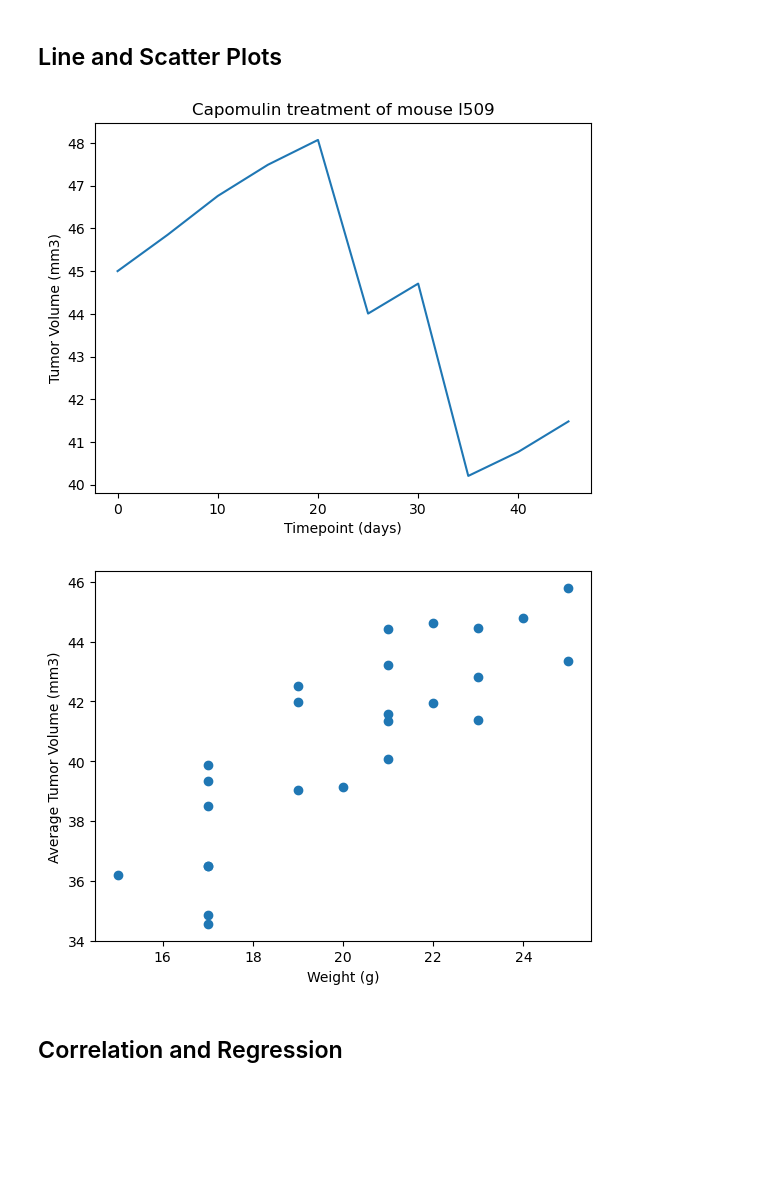
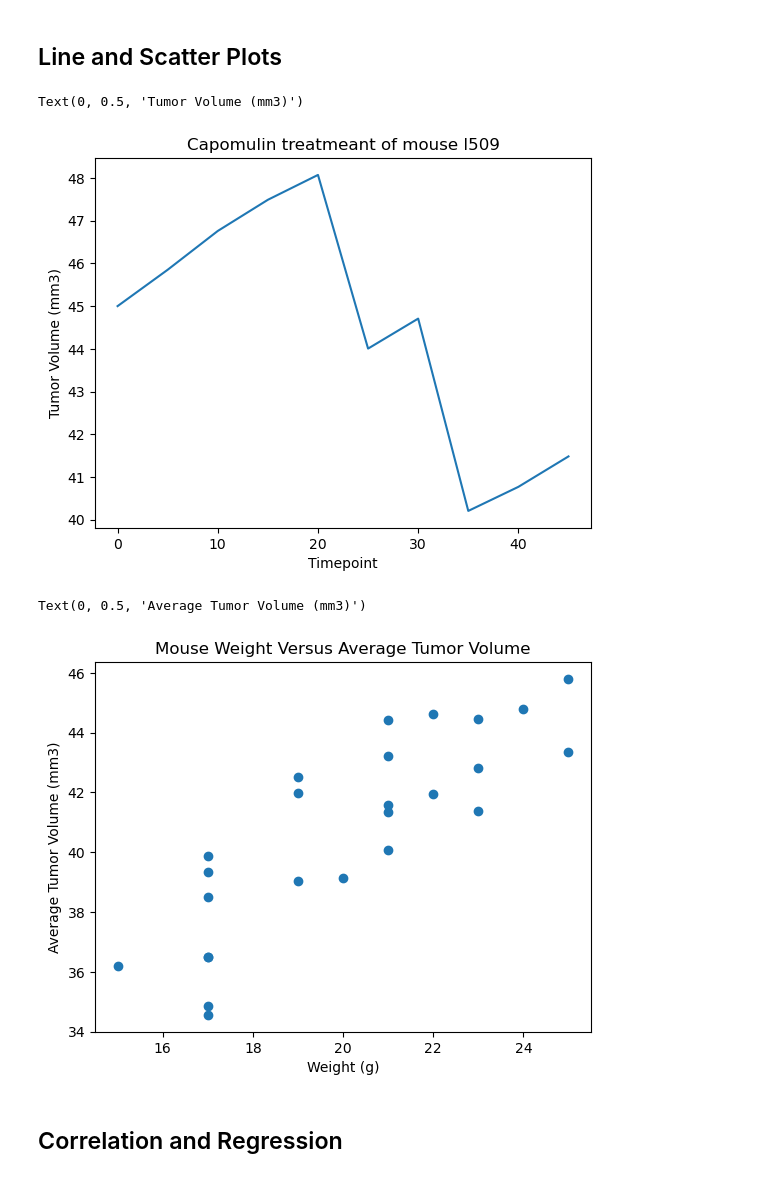
Before and after one commit to jakekova/matplotlib-challenge, a Jupyter notebook: Pymaceuticals/pymaceuticals.ipynb, the cells around one changed output. Cells and saved outputs as stored; diff of their text form; code cells hidden in the pictures; blank space fills up the shorter version.

Commit message:
final commit, includes scatter line regression and analysis

```diff
--- a/Pymaceuticals/pymaceuticals.ipynb
+++ b/Pymaceuticals/pymaceuticals.ipynb
@@ -230,11 +232,31 @@ Text(0.5, 1.0, 'Final Tumor Volume (mm3) by Treatment')
 ## Line and Scatter Plots
 # %%
 # Generate a line plot of tumor volume vs. time point for a single mouse treated with Capomulin
+single_capomulin = capomulin.loc[capomulin["Mouse ID"] == "l509",:]
+x_axis = single_capomulin["Timepoint"]
+y_axis = single_capomulin["Tumor Volume (mm3)"]
+
+fig1, ax1 = plt.subplots()
+plt.title('Capomulin treatmeant of mouse l509')
+plt.plot(x_axis, y_axis)
+plt.xlabel('Timepoint')
+plt.ylabel('Tumor Volume (mm3)')
 # %% [output]
+Text(0, 0.5, 'Tumor Volume (mm3)')
-[figure, old version]
+[figure, new version]
 # %%
 # Generate a scatter plot of mouse weight vs. the average observed tumor volume for the entire Capomulin regimen
+fig1, ax1 = plt.subplots()
+scatterdata = capomulin.groupby(['Mouse ID']).mean()
+x_axis = scatterdata['Weight (g)']
+y_axis = scatterdata['Tumor Volume (mm3)']
+
+plt.scatter(x_axis,y_axis)
+plt.title('Mouse Weight Versus Average Tumor Volume')
+plt.xlabel('Weight (g)')
+plt.ylabel('Average Tumor Volume (mm3)')
 # %% [output]
+Text(0, 0.5, 'Average Tumor Volume (mm3)')
-[figure, old version]
+[figure, new version]
 # %% [markdown]
 ## Correlation and Regression
```
Also changed, not shown: parts of 4 cells of this notebook.
